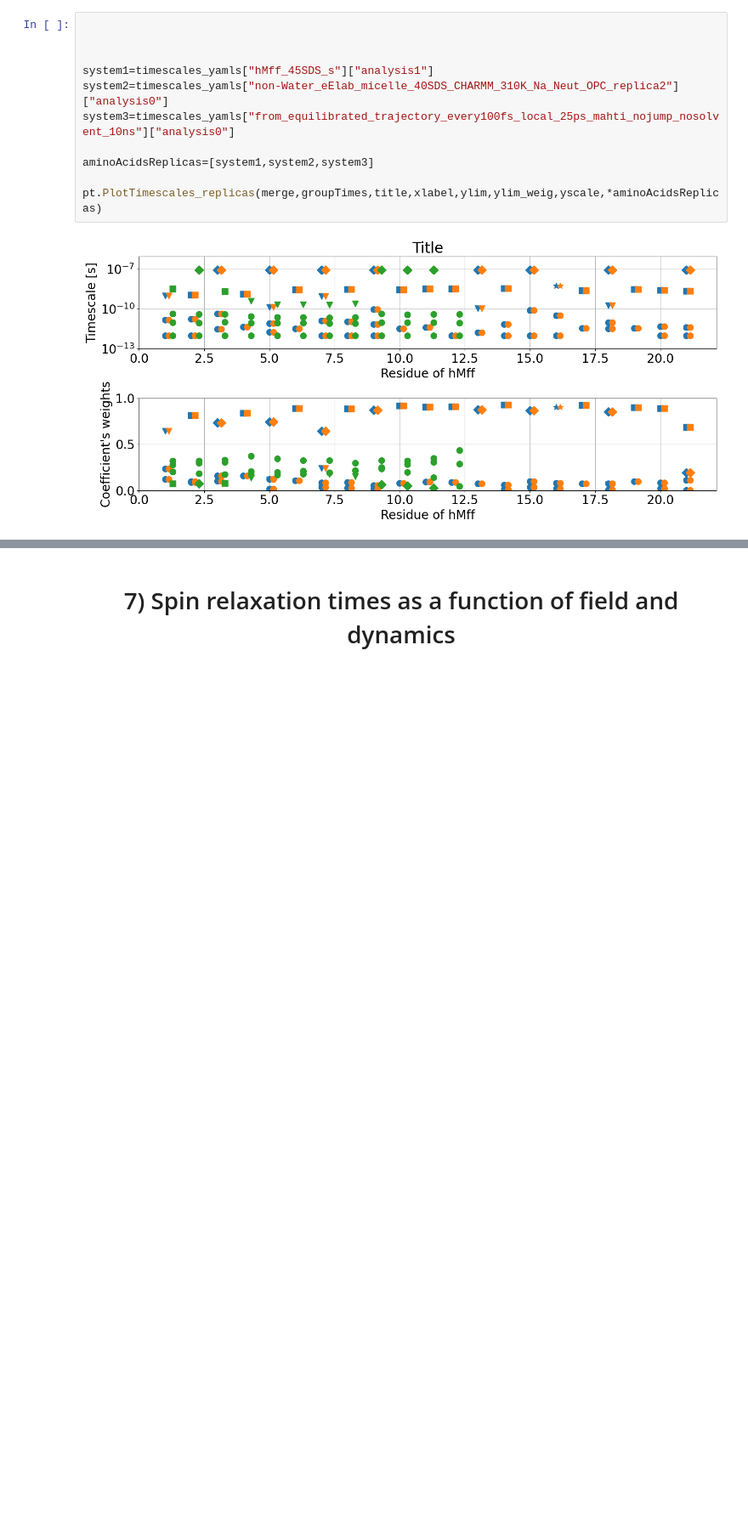
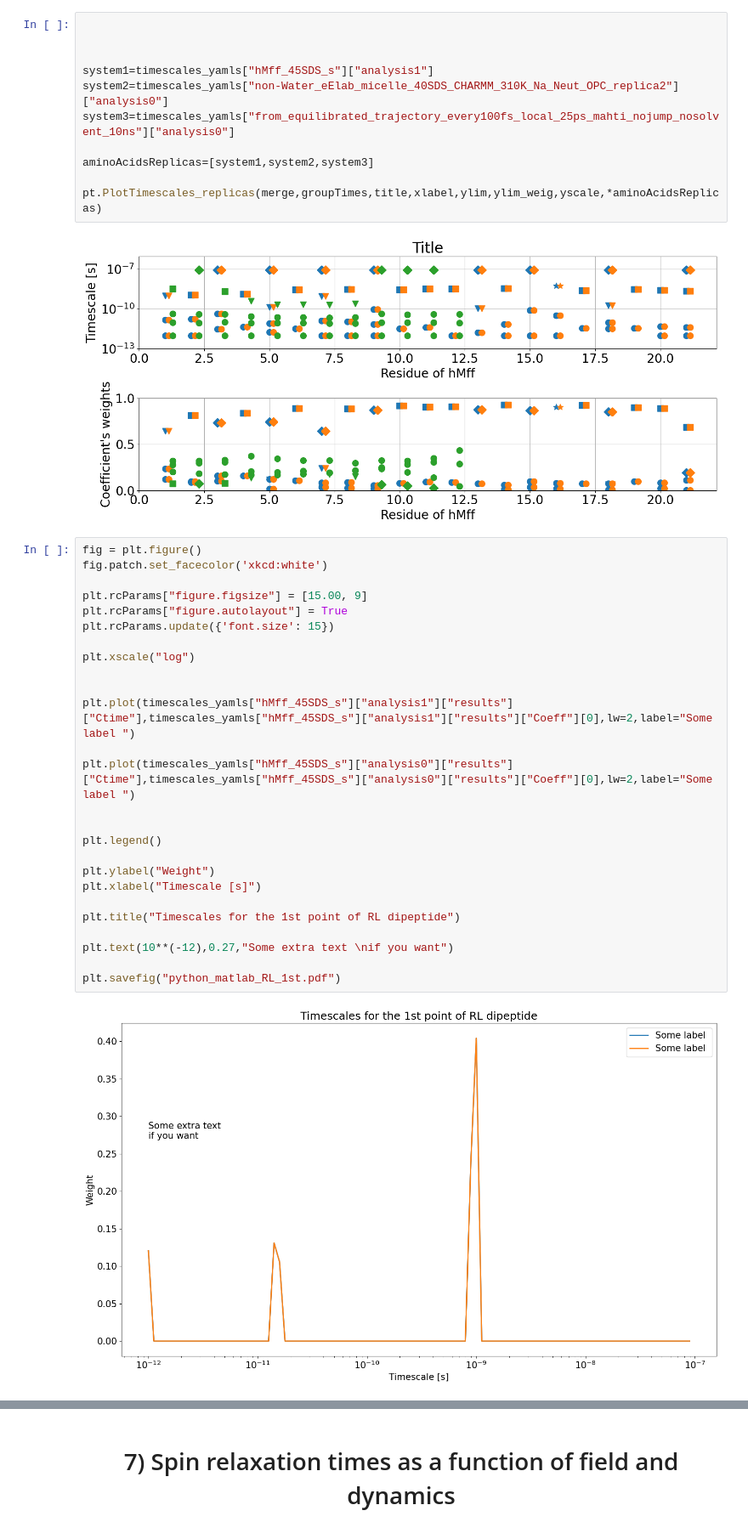
Before and after one commit to nencini/NMR_FF_tools, a Jupyter notebook: relaxation_times/RelaxationTimes.ipynb, the cells around one changed output, grey strips where cells are left out. Shown at 85% size. Saved outputs shown, nothing was run; the diff lists cells and outputs as text; blank space fills up the shorter version.

```diff
--- a/relaxation_times/RelaxationTimes.ipynb
+++ b/relaxation_times/RelaxationTimes.ipynb
@@ -356,3 +368,31 @@ aminoAcidsReplicas=[system1,system2,system3]
 pt.PlotTimescales_replicas(merge,groupTimes,title,xlabel,ylim,ylim_weig,yscale,*aminoAcidsReplicas)
 # %% [output]
 [figure]
+# %%
+fig = plt.figure()
+fig.patch.set_facecolor('xkcd:white')
+
+plt.rcParams["figure.figsize"] = [15.00, 9]
+plt.rcParams["figure.autolayout"] = True
+plt.rcParams.update({'font.size': 15})
+
+plt.xscale("log")
+
+
+plt.plot(timescales_yamls["hMff_45SDS_s"]["analysis1"]["results"]["Ctime"],timescales_yamls["hMff_45SDS_s"]["analysis1"]["results"]["Coeff"][0],lw=2,label="Some label ")
+
+plt.plot(timescales_yamls["hMff_45SDS_s"]["analysis0"]["results"]["Ctime"],timescales_yamls["hMff_45SDS_s"]["analysis0"]["results"]["Coeff"][0],lw=2,label="Some label ")
+
+
+plt.legend()
+
+plt.ylabel("Weight")
+plt.xlabel("Timescale [s]")
+
+plt.title("Timescales for the 1st point of RL dipeptide")
+
+plt.text(10**(-12),0.27,"Some extra text \nif you want")
+
+plt.savefig("python_matlab_RL_1st.pdf")
+# %% [output]
+[figure, added]
```
Also changed, not shown: parts of 4 cells of this notebook.
